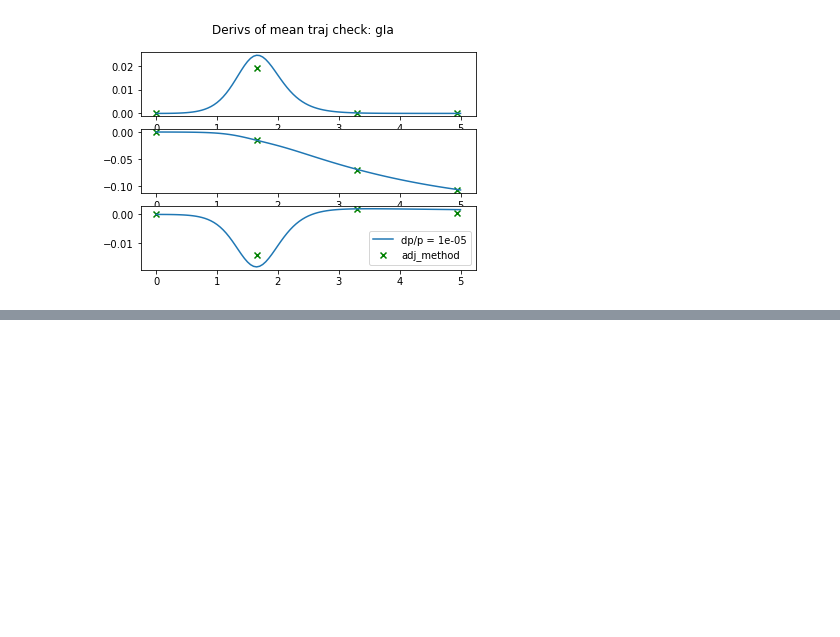
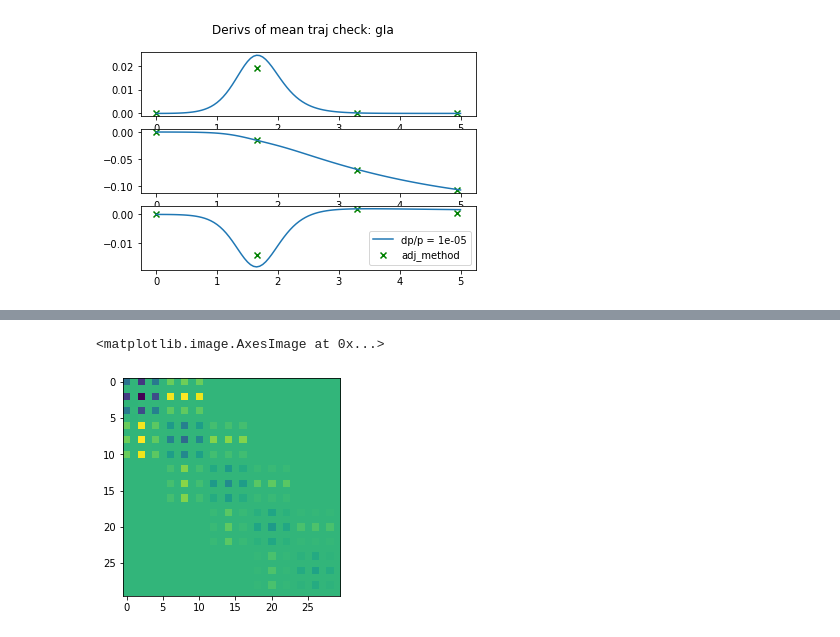
Before and after one commit to rajeshrinet/pyross, a Jupyter notebook: examples/inference/gradient_computation/ex-gradient_computation.ipynb, the cells around one changed output, grey strips where cells are left out. Cells and saved outputs as stored; diff of their text form; code cells hidden in the pictures; blank space fills up the shorter version.

Commit message:
floating point comparison correction, extra contributions to invcov derivatives, update of gradient comp notebook

```diff
--- a/examples/inference/gradient_computation/ex-gradient_computation.ipynb
+++ b/examples/inference/gradient_computation/ex-gradient_computation.ipynb
@@ -210,3 +198,9 @@ plt.legend()
 plt.show()
 # %% [output]
 [figure]
+# %%
+## Derivatives of invcov
+steps=21
+keys = np.ones((nParams,M), dtype=int)
+det_model=estimator.set_det_model(inference_parameters)
+dinvcovdp = estimator.dfullinvcovdp(x0, t1, t2, steps, contactMatrix)
@@ -212,0 +225,6 @@ plt.show()
+# %%
+a=dinvcovdp[4]
+plt.imshow(a[30:60, 30:60]) ## some block - verfifies block diag and symmetry
+# %% [output]
+<matplotlib.image.AxesImage at 0x...>
+[figure, added]
```
Also changed, not shown: parts of 2 cells of this notebook, 5 other files.
